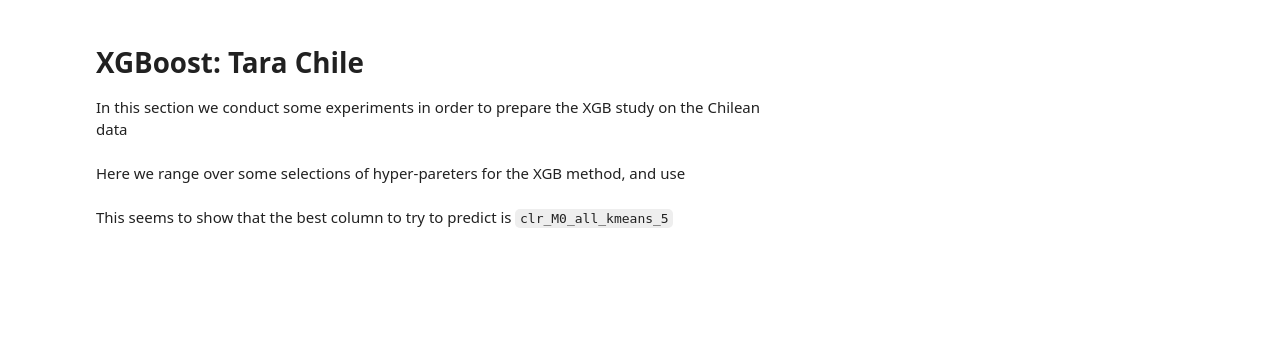
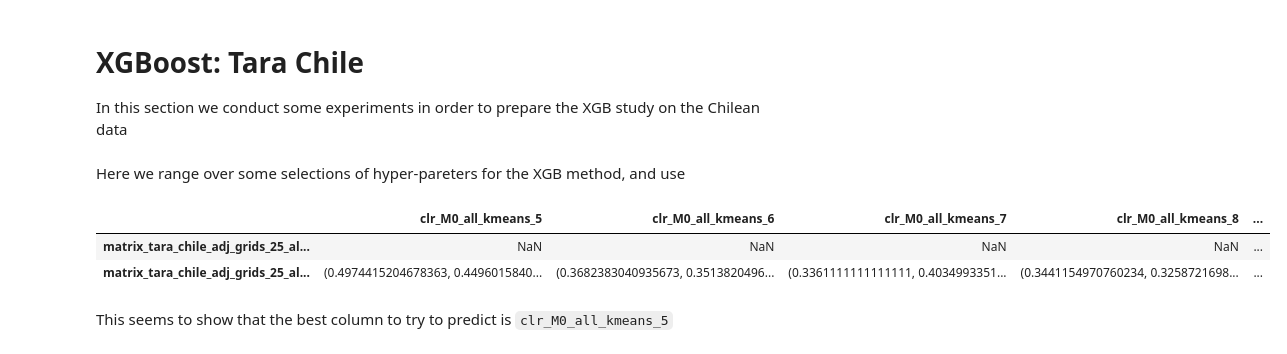
Before and after one commit to Jotapeishh/tara_satellite_genomic, a Jupyter notebook: 02_codes/Exploration.ipynb, the cells around one changed output. Drawn from its saved outputs; the diff is of its cells as text; code cells hidden in the pictures; blank space fills up the shorter version.

```diff
--- a/02_codes/Exploration.ipynb
+++ b/02_codes/Exploration.ipynb
@@ -749,3 +747,9 @@ results_df.loc['matrix_tara_chile_adj_grids_25_all.tsv_s8_r9']
+# %%
+results_df
+# %% [output]
+|  | clr_M0_all_kmeans_5 | clr_M0_all_kmeans_6 | clr_M0_all_kmeans_7 | clr_M0_all_kmeans_8 | ... |
+| matrix_tara_chile_adj_grids_25_al... | NaN | NaN | NaN | NaN | ... |
+| matrix_tara_chile_adj_grids_25_al... | (0.4974415204678363, 0.4496015840... | (0.3682383040935673, 0.3513820496... | (0.3361111111111111, 0.4034993351... | (0.3441154970760234, 0.3258721698... | ... |
 # %% [markdown]
 This seems to show that the best column to try to predict is `clr_M0_all_kmeans_5`
 # %%
```
Also changed, not shown: parts of 26 cells of this notebook, 5 other files.
